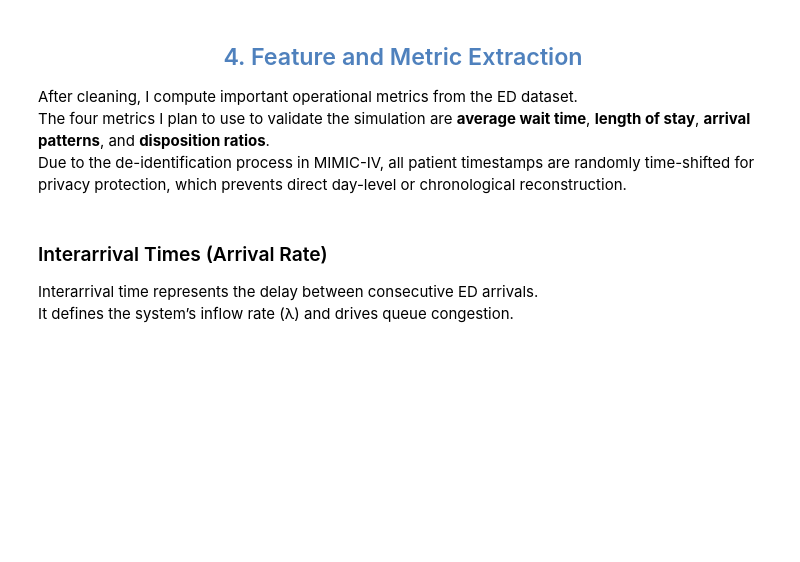
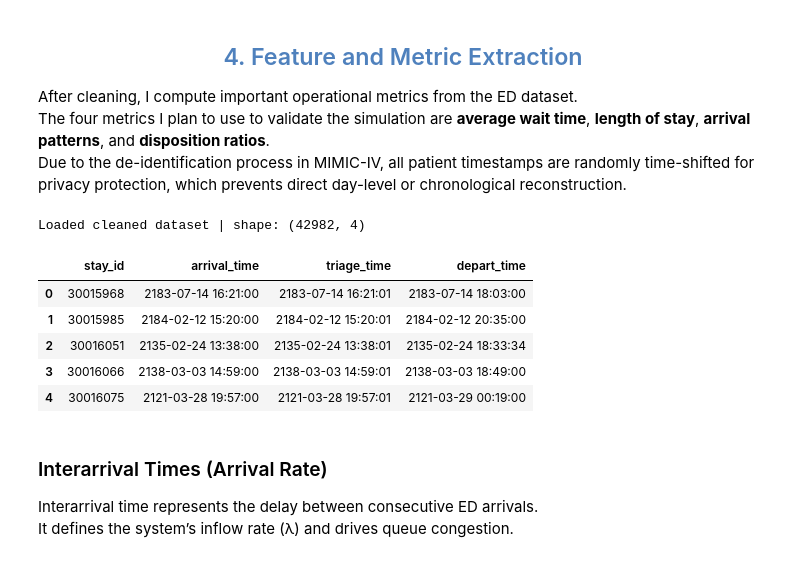
Before and after one commit to kayannet/SimHospital, a Jupyter notebook: notebooks/01_clean_mimic_ed.ipynb, the cells around one changed output. Saved outputs shown, nothing was run; the diff lists cells and outputs as text; code cells hidden in the pictures; blank space fills up the shorter version.

```diff
--- a/notebooks/01_clean_mimic_ed.ipynb
+++ b/notebooks/01_clean_mimic_ed.ipynb
@@ -340,11 +340,19 @@ The four metrics I plan to use to validate the simulation are **average wait tim
 Due to the de-identification process in MIMIC-IV, all patient timestamps are randomly time-shifted for privacy protection, which prevents direct day-level or chronological reconstruction.
 # %%
 # load cleaned dataset
-CLEAN_PATH = "data/MIMIC_ED/cleaned/mimicel_milestones_proj1.csv"
+CLEAN_PATH = "../../MIMIC_ED/cleaned/mimicel_milestones_proj1.csv"
 df_metrics = pd.read_csv(CLEAN_PATH, parse_dates=["arrival_time", "triage_time", "depart_time"])
 
 print("Loaded cleaned dataset | shape:", df_metrics.shape)
 df_metrics.head()
+# %% [output]
+Loaded cleaned dataset | shape: (42982, 4)
+|  | stay_id | arrival_time | triage_time | depart_time |
+| 0 | 30015968 | 2183-07-14 16:21:00 | 2183-07-14 16:21:01 | 2183-07-14 18:03:00 |
+| 1 | 30015985 | 2184-02-12 15:20:00 | 2184-02-12 15:20:01 | 2184-02-12 20:35:00 |
+| 2 | 30016051 | 2135-02-24 13:38:00 | 2135-02-24 13:38:01 | 2135-02-24 18:33:34 |
+| 3 | 30016066 | 2138-03-03 14:59:00 | 2138-03-03 14:59:01 | 2138-03-03 18:49:00 |
+| 4 | 30016075 | 2121-03-28 19:57:00 | 2121-03-28 19:57:01 | 2121-03-29 00:19:00 |
 # %% [markdown]
 ### Interarrival Times (Arrival Rate)
 
```
Also changed, not shown: parts of 5 cells of this notebook.
